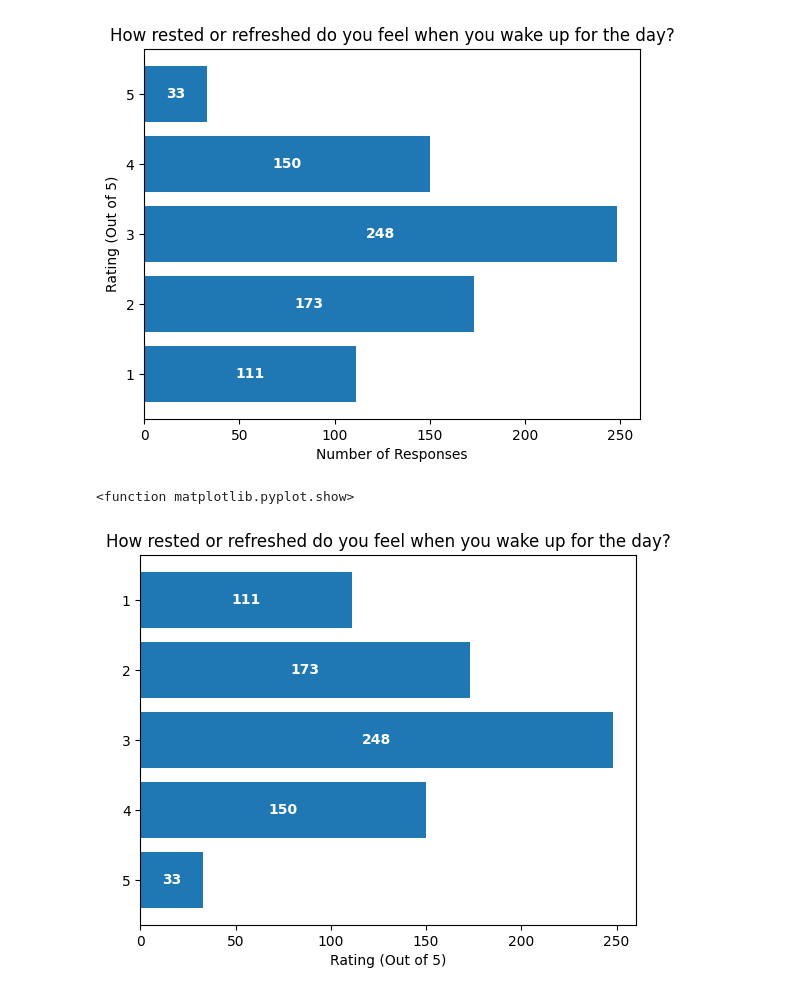
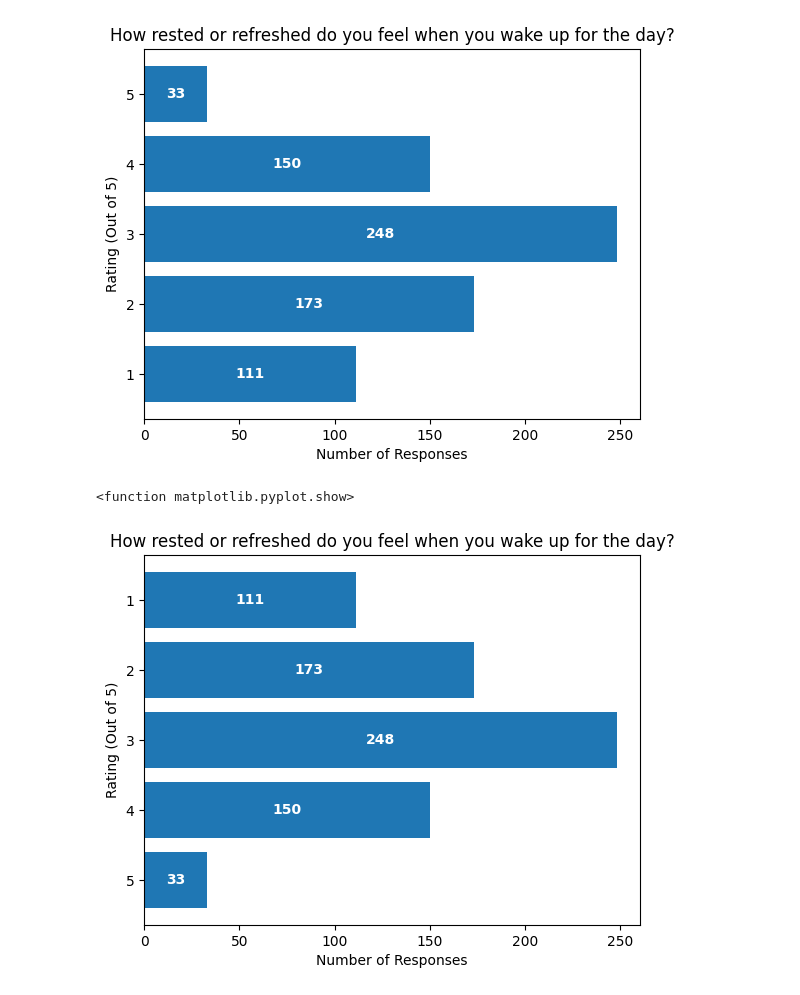
Before and after one commit to Macindaw/Intern-Project, a Jupyter notebook: Reporduce_Graphs.ipynb, the cells around one changed output. Drawn from its saved outputs; the diff is of its cells as text; code cells hidden in the pictures.

```diff
--- a/Reporduce_Graphs.ipynb
+++ b/Reporduce_Graphs.ipynb
@@ -93,18 +93,19 @@ plt.barh(ypos, frequency) #Graphs the Histogram
 # %%
 fig, ax = plt.subplots()
 hbars = ax.barh(ypos, frequency, align='center')
 
 ax.set_yticks(ticks=ypos) #Note if you coppy tuts on line they have changed this so it needs to be done in two lines
 ax.set_yticklabels(temp)
 ax.invert_yaxis()
-ax.set_xlabel("Rating (Out of 5)")
+ax.set_ylabel("Rating (Out of 5)")
+ax.set_xlabel("Number of Responses")
 ax.set_title(title_data)
 
 for i in range(len(frequency)): #Adding Labels to the Graph
   plt.text(frequency[i]/2, i, frequency[i], ha='center', va = 'center', color='white', fontweight='bold')
 
 
 plt.show
 # %% [output]
 <function matplotlib.pyplot.show>
-[figure, old version]
+[figure, new version]
```
Also changed, not shown: parts of 2 cells of this notebook.
